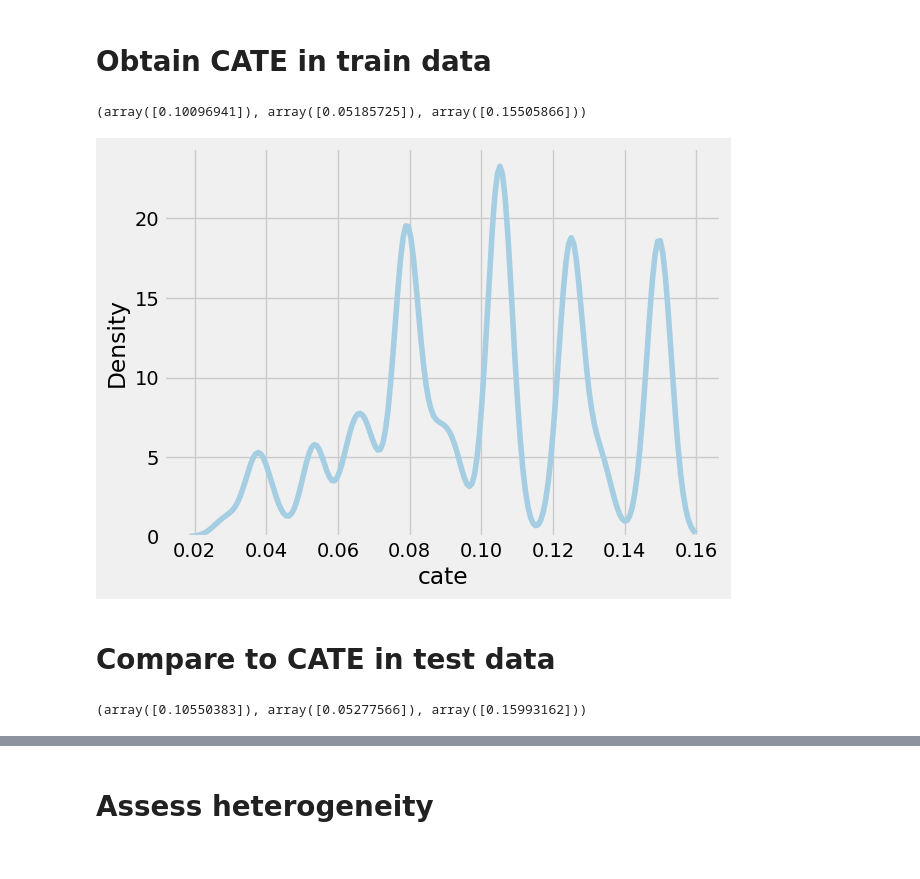
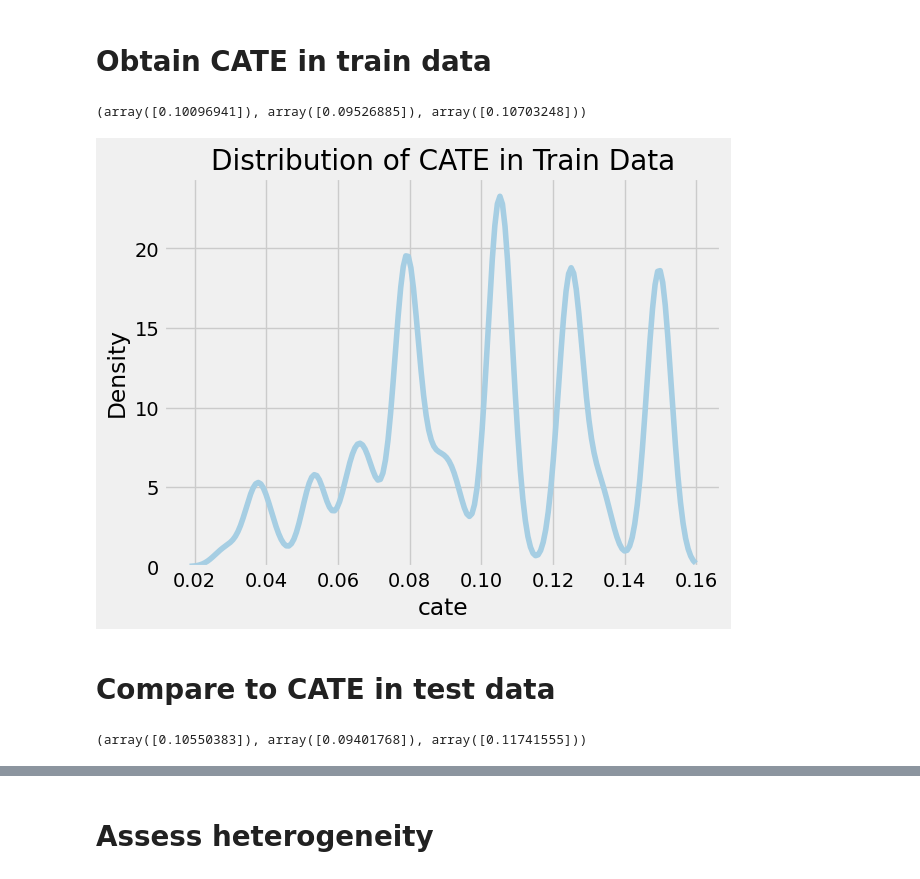
Before and after one commit to pcbrendel/causal, a Jupyter notebook: tutorials/s-learner.ipynb, the cells around one changed output, grey strips where cells are left out. Drawn from its saved outputs; the diff is of its cells as text; code cells hidden in the pictures.

Commit message:
update bootstrap

```diff
--- a/tutorials/s-learner.ipynb
+++ b/tutorials/s-learner.ipynb
@@ -38,25 +40,34 @@ slearner = BaseSClassifier(learner=learner)
 # %%
-slearner.fit(X=X_train, treatment=T_train, y=Y_train)
+random.seed(123)
 slearner.estimate_ate(
   X=X_train,
   treatment=T_train,
   y=Y_train,
   return_ci=True,
   bootstrap_ci=True,
-  bootstrap_size=1000
-  )
+  bootstrap_size=len(X_train)
+)
 # %% [output]
-(array([0.10096941]), array([0.05185725]), array([0.15505866]))
+(array([0.10096941]), array([0.09526885]), array([0.10703248]))
 # %%
-cate = slearner.predict(X_train)
-sns.kdeplot(data=pd.DataFrame({'cate': cate.reshape(-1)}), x="cate");
+cate_train = slearner.predict(X_train)
+sns.kdeplot(data=pd.DataFrame({'cate': cate_train.reshape(-1)}), x="cate")
+plt.title("Distribution of CATE in Train Data");
 # %% [output]
-[figure, old version]
+[figure, new version]
 # %% [markdown]
 # Compare to CATE in test data
 # %%
-slearner.estimate_ate(X=X_test, treatment=T_test, y=Y_test, return_ci=True, bootstrap_ci=True, bootstrap_size=1000)
+random.seed(123)
+slearner.estimate_ate(
+  X=X_test,
+  treatment=T_test,
+  y=Y_test,
+  return_ci=True,
+  bootstrap_ci=True,
+  bootstrap_size=len(X_test)
+)
 # %% [output]
-(array([0.10550383]), array([0.05277566]), array([0.15993162]))
+(array([0.10550383]), array([0.09401768]), array([0.11741555]))
 # %%
 cate_test = slearner.predict(X_test)
```
Also changed, not shown: parts of 4 cells of this notebook, 1 other file.
